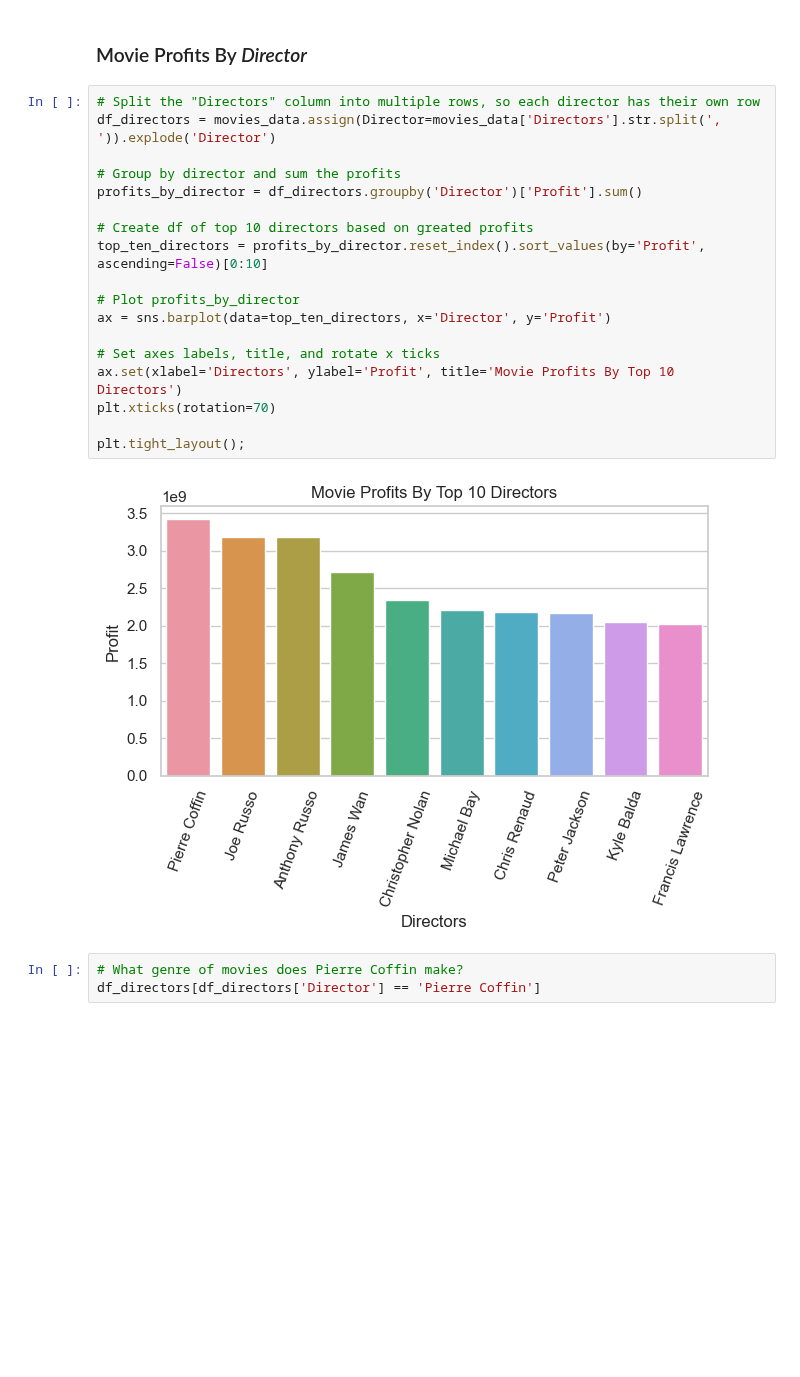
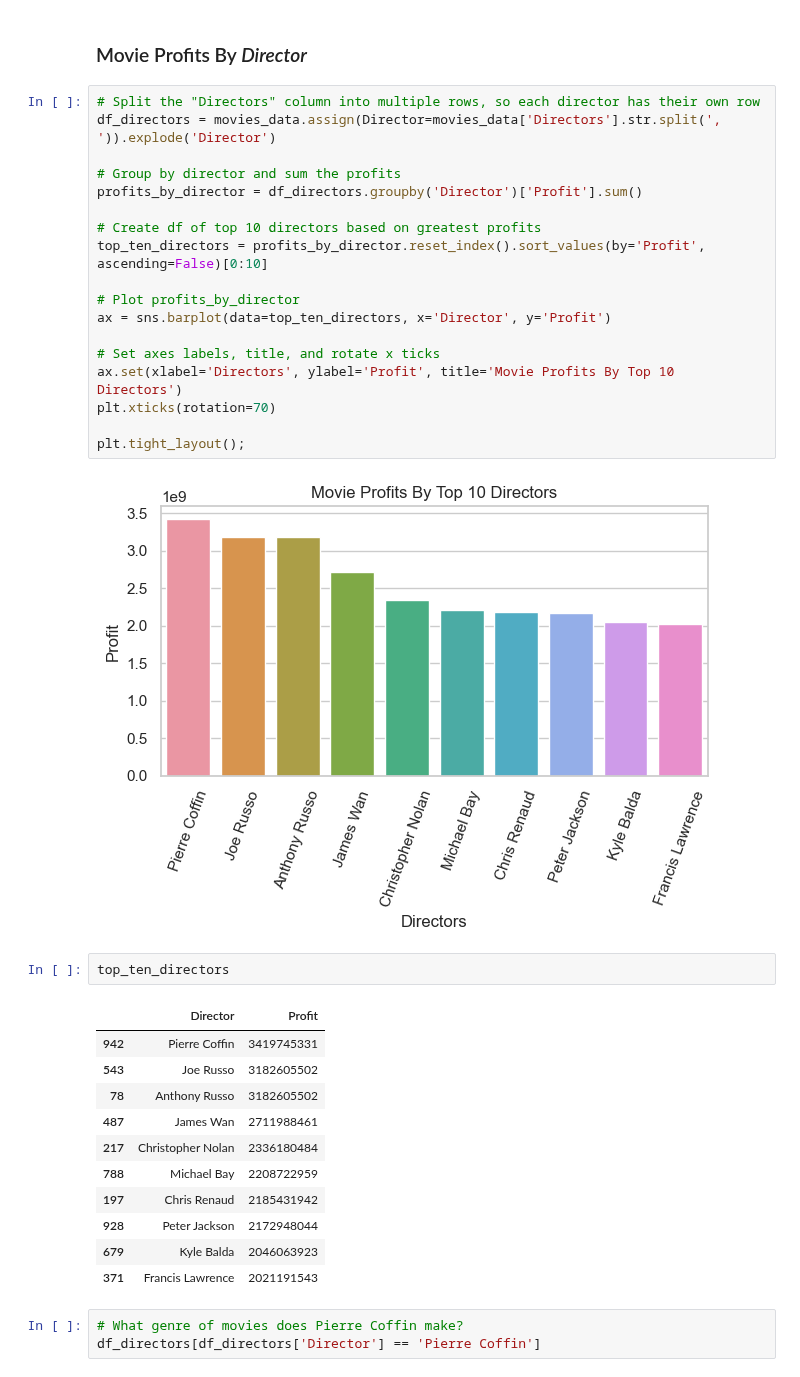
Before and after one commit to scarlettvalentin/movie_studio_project, a Jupyter notebook: notebook.ipynb, the cells around one changed output. Cells and saved outputs as stored; diff of their text form; blank space fills up the shorter version.

```diff
--- a/notebook.ipynb
+++ b/notebook.ipynb
@@ -590,7 +610,7 @@ df_directors = movies_data.assign(Director=movies_data['Directors'].str.split(',
 # Group by director and sum the profits
 profits_by_director = df_directors.groupby('Director')['Profit'].sum()
 
-# Create df of top 10 directors based on greated profits
+# Create df of top 10 directors based on greatest profits
 top_ten_directors = profits_by_director.reset_index().sort_values(by='Profit', ascending=False)[0:10]
 
 # Plot profits_by_director
@@ -603,6 +623,20 @@ plt.xticks(rotation=70)
 plt.tight_layout();
 # %% [output]
 [figure]
+# %%
+top_ten_directors
+# %% [output]
+|  | Director | Profit |
+| 942 | Pierre Coffin | 3419745331 |
+| 543 | Joe Russo | 3182605502 |
+| 78 | Anthony Russo | 3182605502 |
+| 487 | James Wan | 2711988461 |
+| 217 | Christopher Nolan | 2336180484 |
+| 788 | Michael Bay | 2208722959 |
+| 197 | Chris Renaud | 2185431942 |
+| 928 | Peter Jackson | 2172948044 |
+| 679 | Kyle Balda | 2046063923 |
+| 371 | Francis Lawrence | 2021191543 |
 # %%
 # What genre of movies does Pierre Coffin make?
 df_directors[df_directors['Director'] == 'Pierre Coffin']
```
Also changed, not shown: parts of 6 cells of this notebook.
